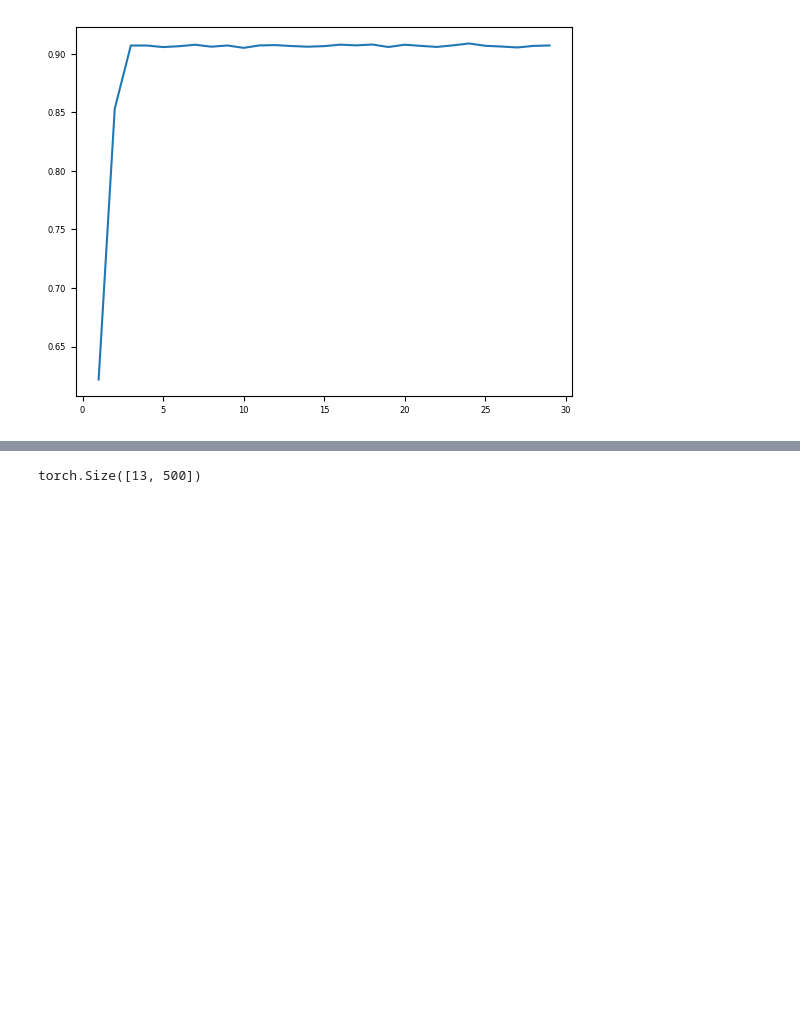
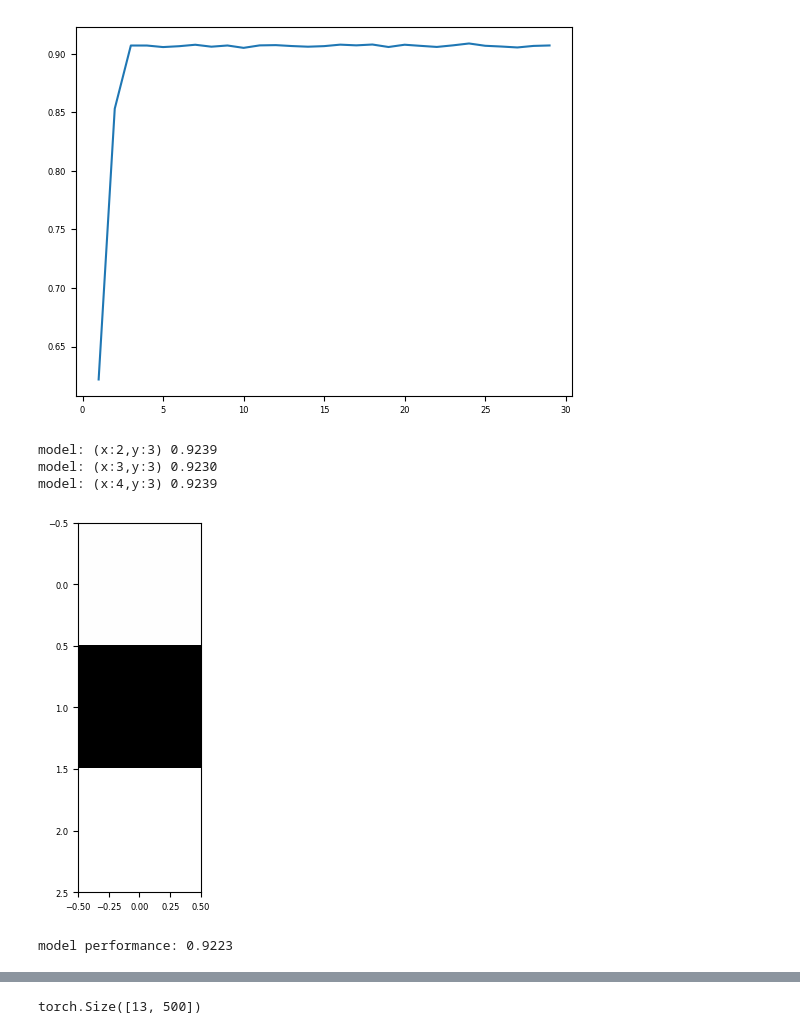
Before and after one commit to PeterReisNyman/EDA-Decision-Tree, a Jupyter notebook: Untitled.ipynb, the cells around one changed output, grey strips where cells are left out. Saved outputs shown, nothing was run; the diff lists cells and outputs as text; code cells hidden in the pictures; blank space fills up the shorter version.

```diff
--- a/Untitled.ipynb
+++ b/Untitled.ipynb
@@ -440,3 +441,25 @@ model = DecisionTreeClassifier(max_depth=random.randint(3,20))
 # Try to find a similarly good model as the one from 4. by using (separately or in combination) Motivate your choices with good reasoning.
 # Number of samples in leaves
 # Number of samples for a split
+# %%
+result = []
+r = 5
+c = 4
+min_ = 2
+table = np.zeros((r-min_, 1))
+for y in range(c-1,c):
+    for x in range(min_,r):
+        model = None
+        model = DecisionTreeClassifier(criterion='entropy',min_samples_split=x, min_samples_leaf=y)
+        cross_val = np.mean(test_model(model,30000))
+        print(f'model: (x:{x},y:{y}) {cross_val:.4f}')
+        table[x-min_,0] = cross_val
+
+
+
+vis = plt.pyplot.imshow(table, cmap="gray")
+# %% [output]
+model: (x:2,y:3) 0.9239
+model: (x:3,y:3) 0.9230
+model: (x:4,y:3) 0.9239
+[figure, added]
@@ -442,0 +470,6 @@ model = DecisionTreeClassifier(max_depth=random.randint(3,20))
+# %%
+model = DecisionTreeClassifier(criterion='entropy',max_depth=3, min_samples_split=4, min_samples_leaf=3)
+cross_val = np.mean(test_model(model,30000))
+print(f'model performance: {cross_val:.4f}')
+# %% [output]
+model performance: 0.9223
```
Also changed, not shown: parts of 11 cells of this notebook.
